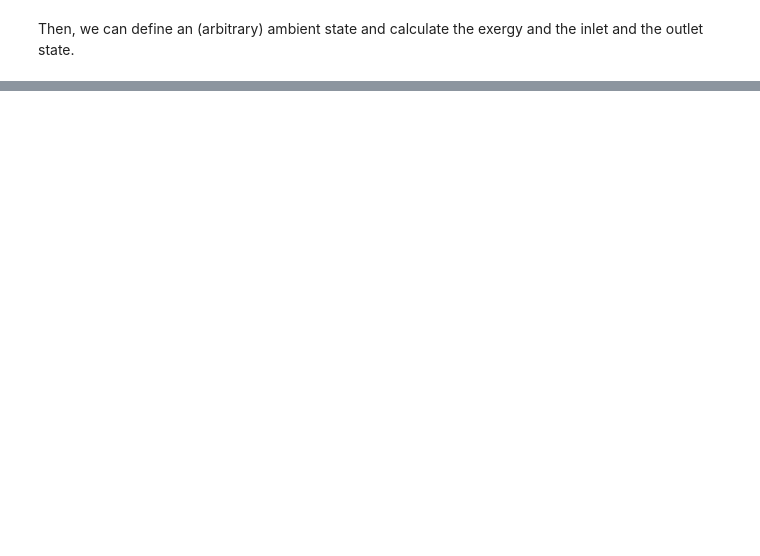
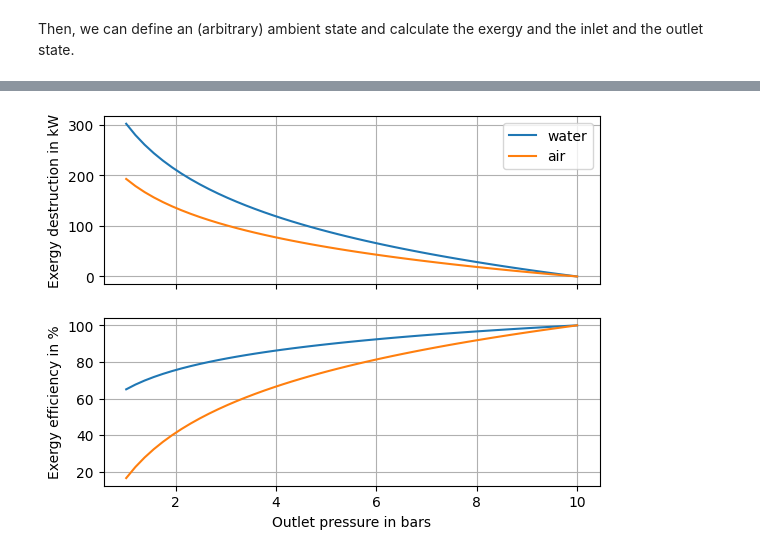
Before and after one commit to fwitte/TESPy_teaching_exergy, a Jupyter notebook: book/single-components/adiabatic-pipe-flow.ipynb, the cells around one changed output, grey strips where cells are left out. Drawn from its saved outputs; the diff is of its cells as text; code cells hidden in the pictures; blank space fills up the shorter version.

```diff
--- a/book/single-components/adiabatic-pipe-flow.ipynb
+++ b/book/single-components/adiabatic-pipe-flow.ipynb
@@ -179,0 +203,25 @@ plt.plot(pressure_ratio, mechanical_exergy_destrution_ratio)
+# %%
+fluid = "air"
+h_in_air = PSI("H", "T", T_in, "P", p_in, fluid)
+h_out_air = h_in_air
+
+ex_out_air = calc_physical_exergy(pressure_range, h_out_air, p0, T0, fluid)
+ex_in_air = calc_physical_exergy(p_in, h_in_air, p0, T0, fluid)
+
+
+fig, ax = plt.subplots(2, sharex=True)
+
+ax[0].plot(pressure_range / 1e5, (ex_in - ex_out) / 1e3, label="water")
+ax[0].plot(pressure_range / 1e5, (ex_in_air - ex_out_air) / 1e3, label="air")
+
+ax[1].plot(pressure_range / 1e5, ex_out / ex_in * 100)
+ax[1].plot(pressure_range / 1e5, ex_out_air / ex_in_air * 100)
+
+ax[0].set_ylabel("Exergy destruction in kW")
+ax[1].set_ylabel("Exergy efficiency in %")
+ax[1].set_xlabel("Outlet pressure in bars")
+
+ax[0].legend()
+_ = [(_.grid(), _.set_axisbelow(True)) for _ in ax]
+# %% [output]
+[figure, added]
```
Also changed, not shown: parts of 31 cells of this notebook, 11 other files.
